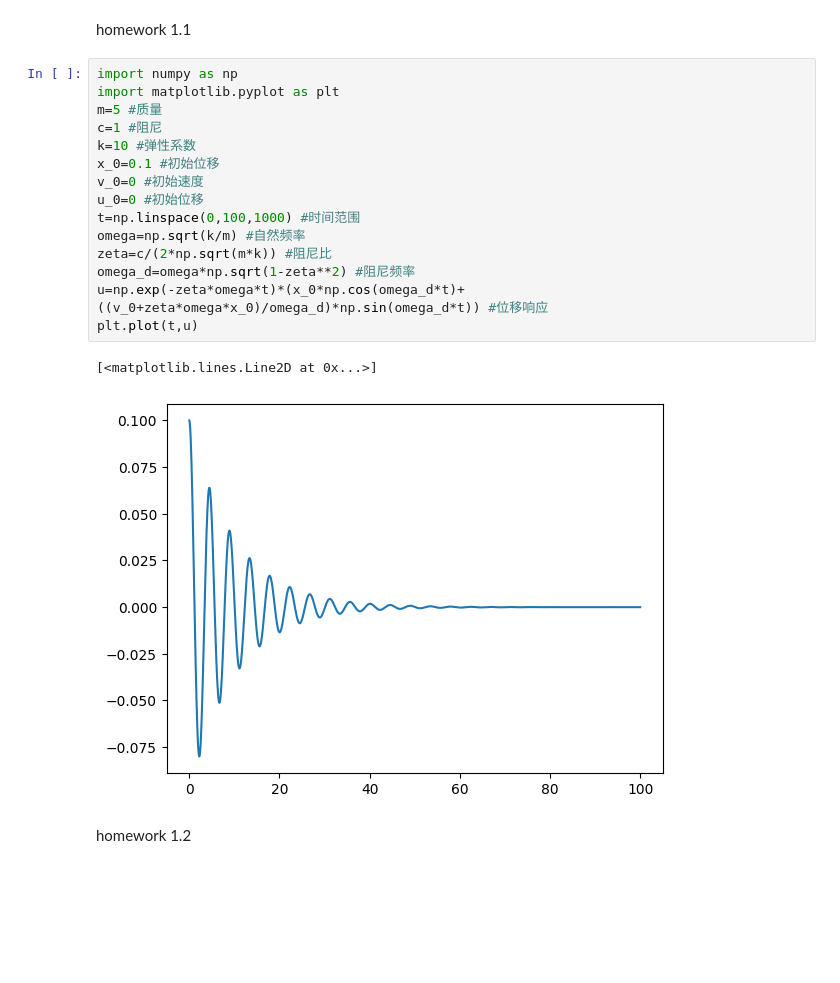
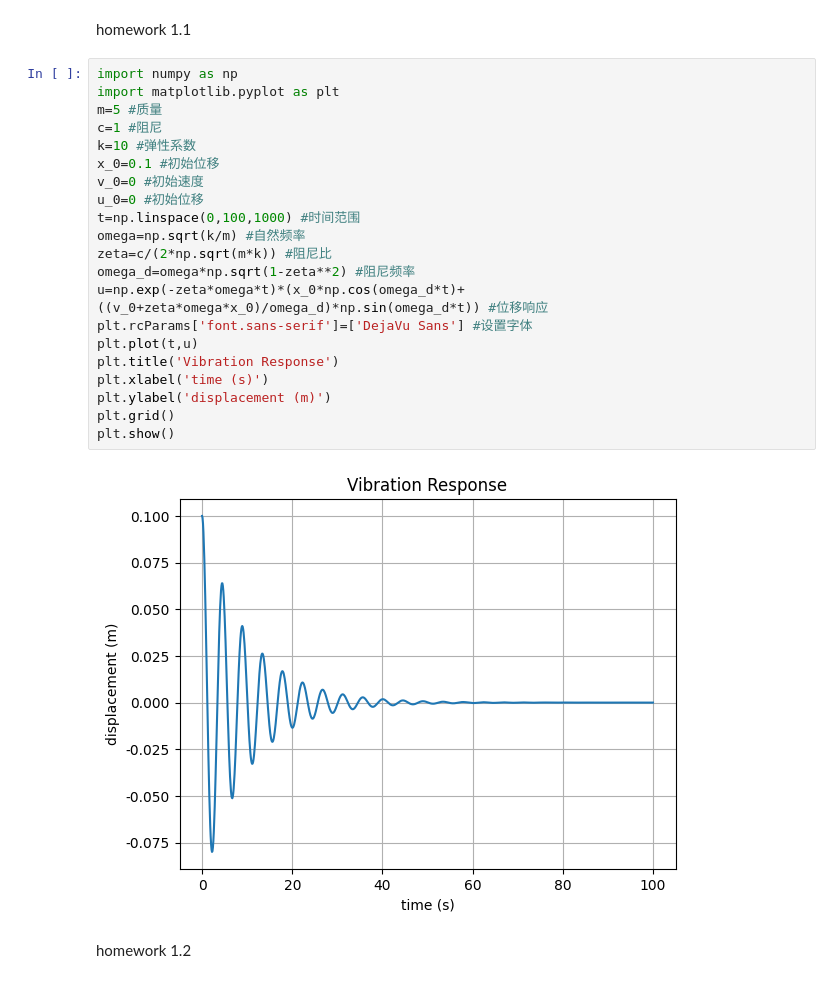
Before and after one commit to CodePadawan-Lyyyy/Major-assignment, a Jupyter notebook: Engineering Structural Mechanics and Control/Engineering Structural Mechanics and Control.ipynb, the cells around one changed output. Drawn from its saved outputs; the diff is of its cells as text; blank space fills up the shorter version.

```diff
--- a/Engineering Structural Mechanics and Control/Engineering Structural Mechanics and Control.ipynb
+++ b/Engineering Structural Mechanics and Control/Engineering Structural Mechanics and Control.ipynb
@@ -3,21 +3,26 @@ homework 1.1
 # %%
 import numpy as np
 import matplotlib.pyplot as plt
 m=5 #质量
 c=1 #阻尼
 k=10 #弹性系数
 x_0=0.1 #初始位移
 v_0=0 #初始速度
 u_0=0 #初始位移
 t=np.linspace(0,100,1000) #时间范围
 omega=np.sqrt(k/m) #自然频率
 zeta=c/(2*np.sqrt(m*k)) #阻尼比
 omega_d=omega*np.sqrt(1-zeta**2) #阻尼频率
 u=np.exp(-zeta*omega*t)*(x_0*np.cos(omega_d*t)+((v_0+zeta*omega*x_0)/omega_d)*np.sin(omega_d*t)) #位移响应
+plt.rcParams['font.sans-serif']=['DejaVu Sans'] #设置字体
 plt.plot(t,u)
+plt.title('Vibration Response')
+plt.xlabel('time (s)')
+plt.ylabel('displacement (m)')
+plt.grid()
+plt.show()
 # %% [output]
-[<matplotlib.lines.Line2D at 0x...>]
-[figure, old version]
+[figure, new version]
 # %% [markdown]
 homework 1.2
 # %%
```
Also changed, not shown: parts of 3 cells of this notebook, 2 other files.
